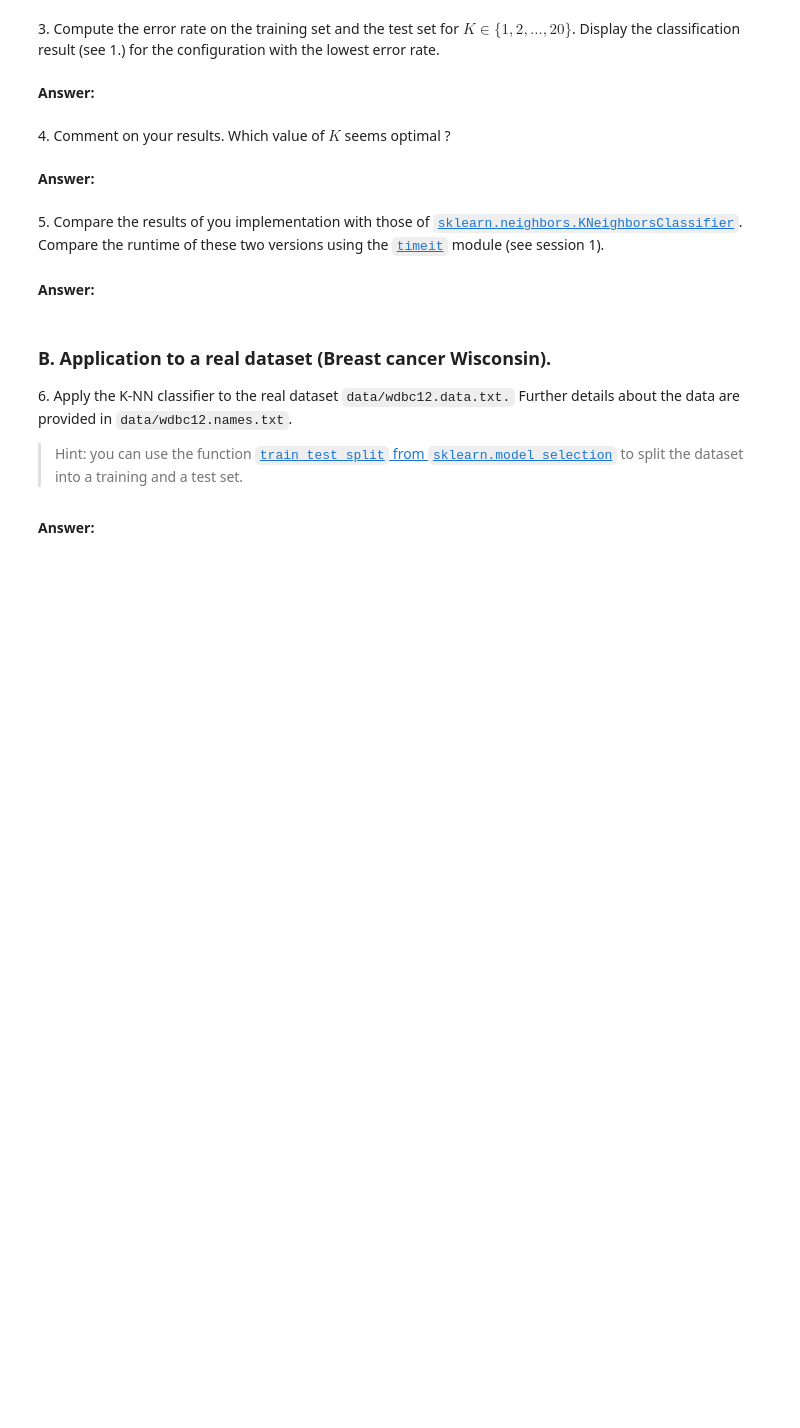
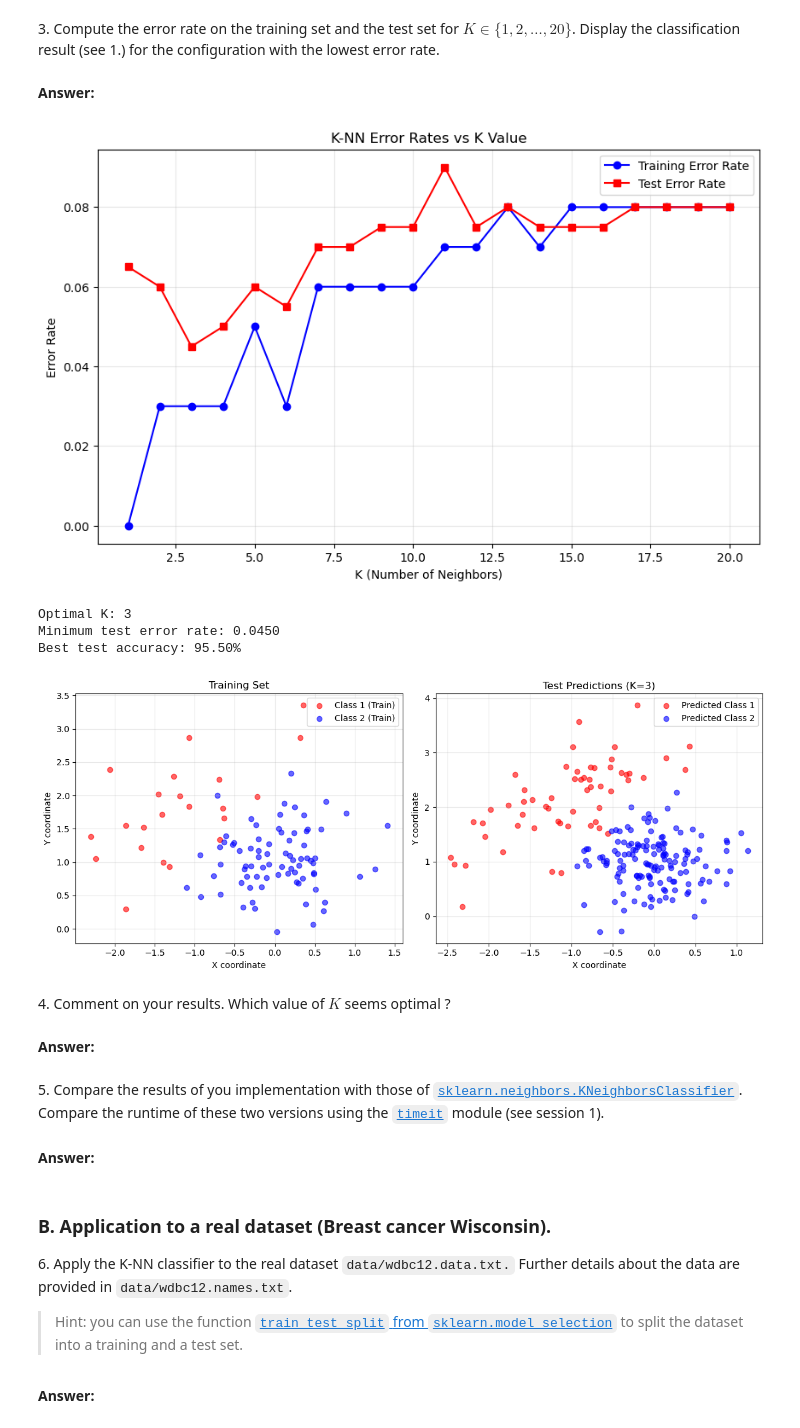
Before and after one commit to antoineamiel/python_sdia, a Jupyter notebook: Labs/Lab4/lab4.ipynb, the cells around one changed output. Saved outputs shown, nothing was run; the diff lists cells and outputs as text; code cells hidden in the pictures; blank space fills up the shorter version.

```diff
--- a/Labs/Lab4/lab4.ipynb
+++ b/Labs/Lab4/lab4.ipynb
@@ -116,3 +191,77 @@ print(are_equal)
+# %%
+# Compute error rates for K values from 1 to 20
+k_values = range(1, 21)
+train_error_rates = []
+test_error_rates = []
+
+for k in k_values:
+    # Classify training set
+    train_predictions = knn_classifier(x_train, class_train, x_train, k)
+    train_error = 1 - np.mean(train_predictions == class_train)
+    train_error_rates.append(train_error)
+
+    # Classify test set
+    test_predictions = knn_classifier(x_train, class_train, x_test, k)
+    test_error = 1 - np.mean(test_predictions == class_test)
+    test_error_rates.append(test_error)
+
+# Plot error rates
+plt.figure(figsize=(10, 6))
+plt.plot(k_values, train_error_rates, 'b-o', label='Training Error Rate')
+plt.plot(k_values, test_error_rates, 'r-s', label='Test Error Rate')
+plt.xlabel('K (Number of Neighbors)')
+plt.ylabel('Error Rate')
+plt.title('K-NN Error Rates vs K Value')
+plt.legend()
+plt.grid(True, alpha=0.3)
+plt.show()
+
+# Find optimal K (lowest test error)
+optimal_k = k_values[np.argmin(test_error_rates)]
+min_test_error = min(test_error_rates)
+
+print(f"Optimal K: {optimal_k}")
+print(f"Minimum test error rate: {min_test_error:.4f}")
+print(f"Best test accuracy: {(1-min_test_error)*100:.2f}%")
+
+# Display classification result for optimal K
+optimal_predictions = knn_classifier(x_train, class_train, x_test, optimal_k)
+
+# Visualize results
+plt.figure(figsize=(12, 5))
+
+# Plot 1: Training data
+plt.subplot(1, 2, 1)
+class_1_train = x_train[class_train == 1]
+class_2_train = x_train[class_train == 2]
+plt.scatter(class_1_train[:,0], class_1_train[:,1], c='red', alpha=0.6, label='Class 1 (Train)')
+plt.scatter(class_2_train[:,0], class_2_train[:,1], c='blue', alpha=0.6, label='Class 2 (Train)')
+plt.xlabel('X coordinate')
+plt.ylabel('Y coordinate')
+plt.title('Training Set')
+plt.legend()
+plt.grid(True, alpha=0.3)
+
+# Plot 2: Test predictions with optimal K
+plt.subplot(1, 2, 2)
+class_1_pred = x_test[optimal_predictions == 1]
+class_2_pred = x_test[optimal_predictions == 2]
+plt.scatter(class_1_pred[:,0], class_1_pred[:,1], c='red', alpha=0.6, label='Predicted Class 1')
+plt.scatter(class_2_pred[:,0], class_2_pred[:,1], c='blue', alpha=0.6, label='Predicted Class 2')
+plt.xlabel('X coordinate')
+plt.ylabel('Y coordinate')
+plt.title(f'Test Predictions (K={optimal_k})')
+plt.legend()
+plt.grid(True, alpha=0.3)
+
+plt.tight_layout()
+plt.show()
+# %% [output]
+[figure, added]
+Optimal K: 3
+Minimum test error rate: 0.0450
+Best test accuracy: 95.50%
+[figure, added]
 # %% [markdown]
 4\. Comment on your results. Which value of $K$ seems optimal ?
 # %% [markdown]
```
Also changed, not shown: parts of 10 cells of this notebook, 1 other file.
